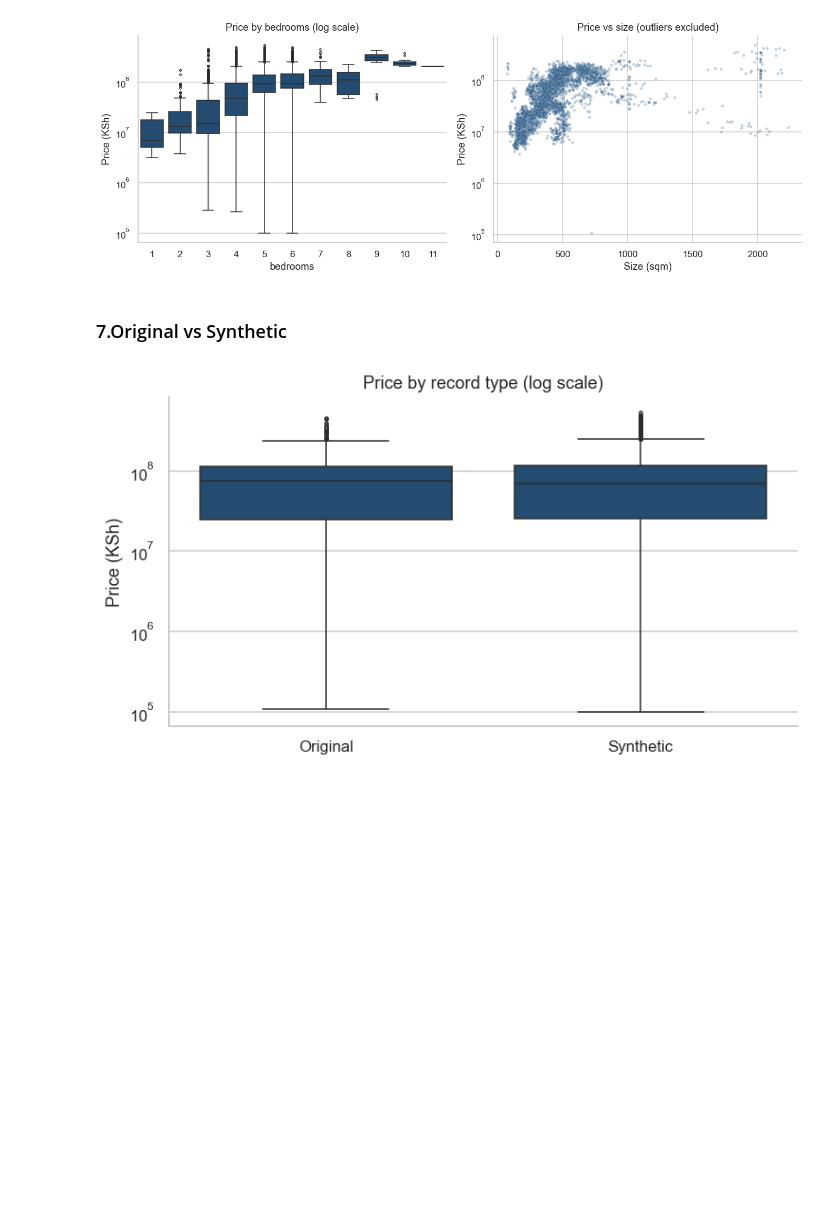
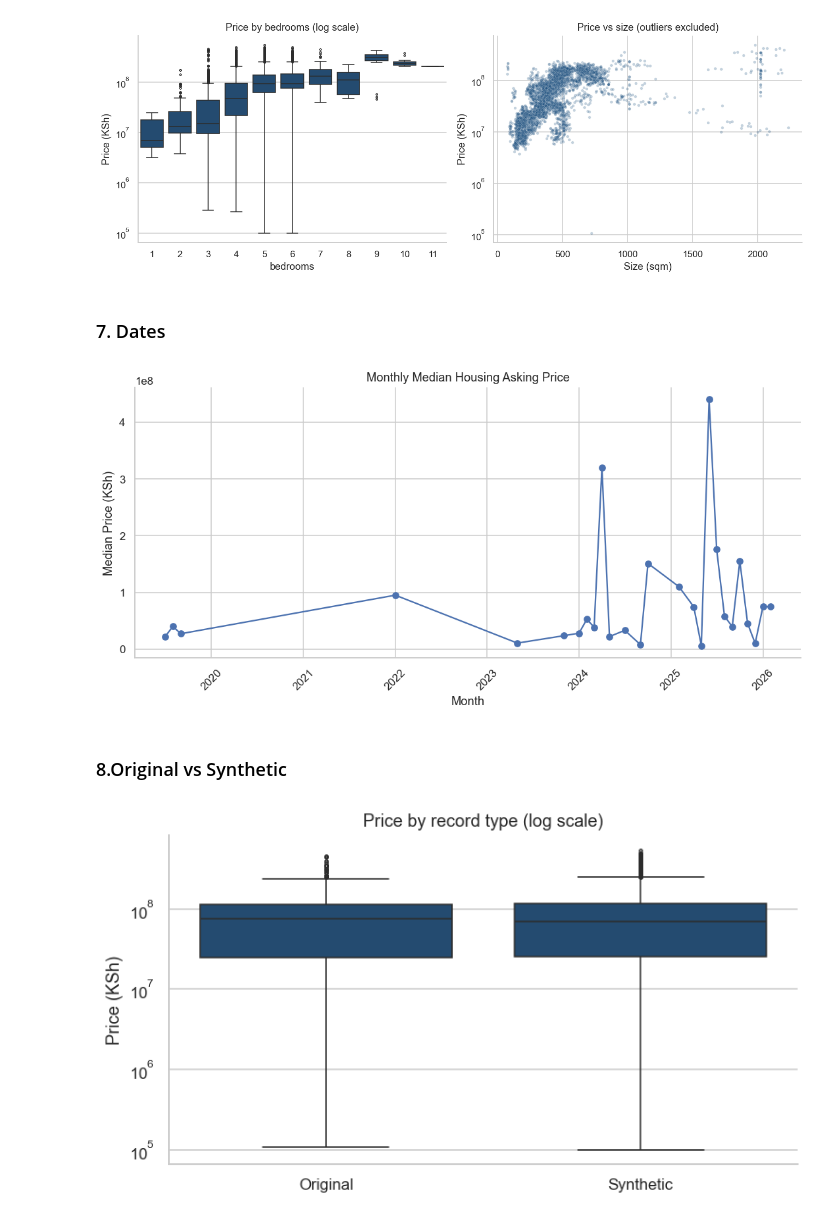
Before and after one commit to kenny067/NyumbaSense-ml, a Jupyter notebook: nyumba.ipynb, the cells around one changed output. Saved outputs shown, nothing was run; the diff lists cells and outputs as text; code cells hidden in the pictures; blank space fills up the shorter version.

```diff
--- a/nyumba.ipynb
+++ b/nyumba.ipynb
@@ -637,8 +710,40 @@ plt.tight_layout()
 plt.show()
 # %% [output]
 [figure]
+# %% [markdown]
+### 7. Dates
+# %%
+
+# Convert dates to datetime
+data["created_at"] = pd.to_datetime(
+    data["created_at"], errors="coerce"
+)
+
+# Use original records to avoid synthetic records
+# distorting the time trend
+original = data[data["record_type"] == "Original"].copy()
+
+monthly_prices = (
+    original.dropna(subset=["created_at", "price"])
+    .set_index("created_at")
+    .resample("MS")["price"]
+    .median()
+    .dropna()
+)
+
+plt.figure(figsize=(10, 5))
+plt.plot(monthly_prices.index, monthly_prices.values, marker="o")
+
+plt.title("Monthly Median Housing Asking Price")
+plt.xlabel("Month")
+plt.ylabel("Median Price (KSh)")
+plt.xticks(rotation=45)
+plt.tight_layout()
+plt.show()
+# %% [output]
+[figure, added]
 # %% [markdown]
-### 7.Original vs Synthetic
+### 8.Original vs Synthetic
 # %%
 fig, ax = plt.subplots(figsize=(7, 4))
 sns.boxplot(data=data, x="record_type", y="price", color=BLUE, fliersize=2, ax=ax)
```
Also changed, not shown: parts of 15 cells of this notebook.
